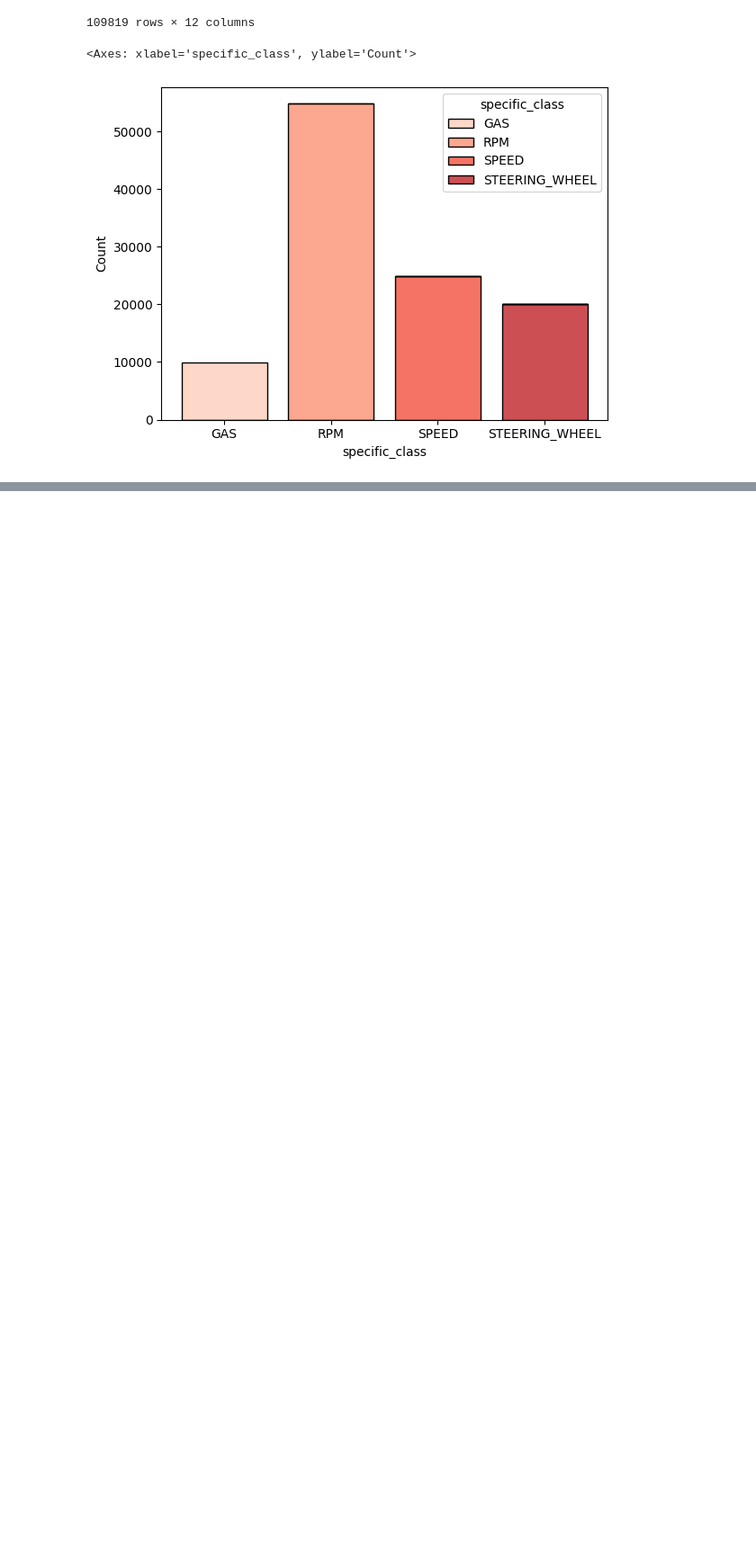
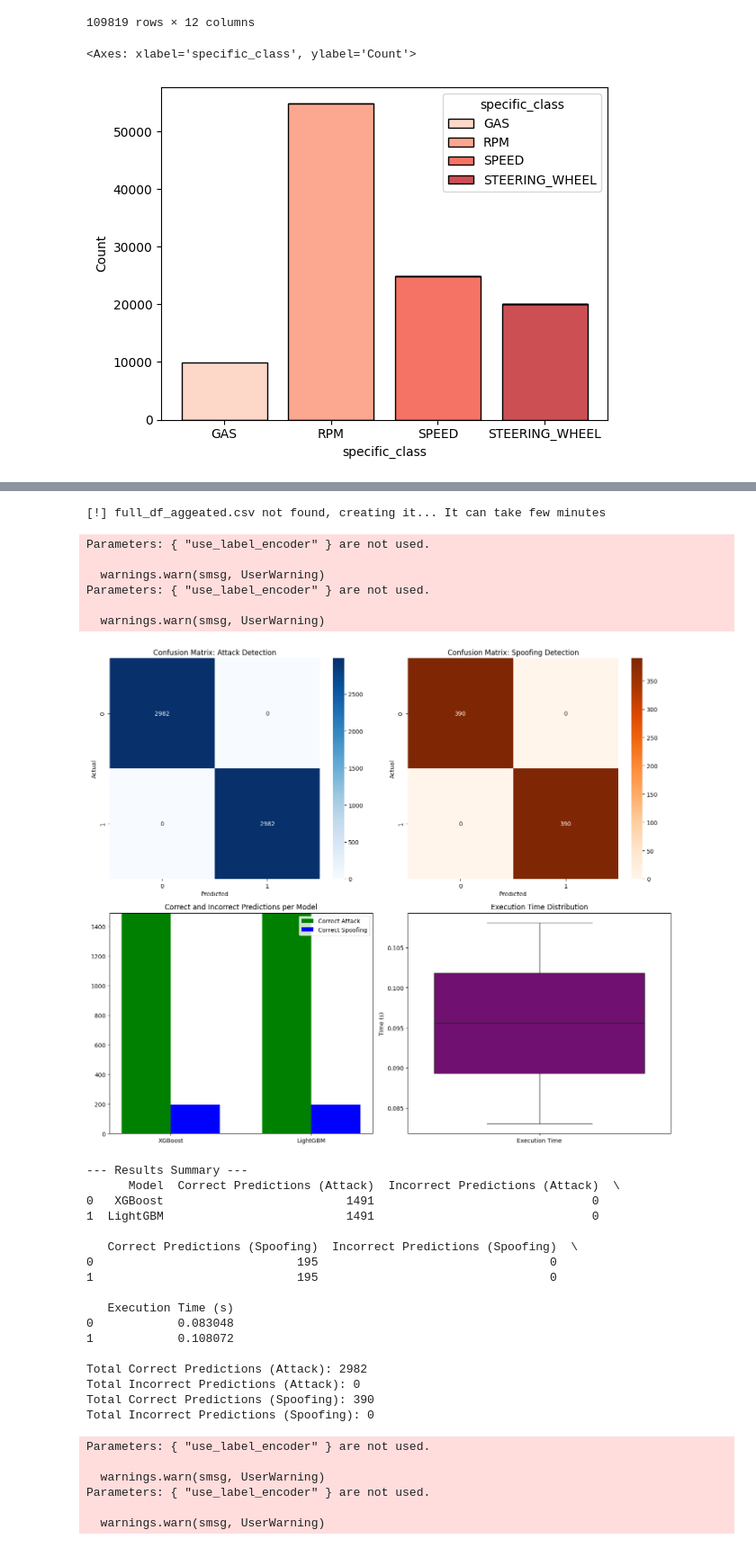
Before and after one commit to sirthirrygolooo/CICIoV2024-Dataset-Analysis-Project, a Jupyter notebook: ProjetIDS.ipynb, the cells around one changed output, grey strips where cells are left out. Shown at 90% size. Cells and saved outputs as stored; diff of their text form; code cells hidden in the pictures; blank space fills up the shorter version.

```diff
--- a/ProjetIDS.ipynb
+++ b/ProjetIDS.ipynb
@@ -1644,0 +1040,16 @@ plot_confusion_matrix(extra_tree_model, X_test, y_test, "EtraTrees")
+# %%
+xgb_model = XGBClassifier(use_label_encoder=False, eval_metric='logloss')
+lgbm_model = LGBMClassifier()
+
+# xgb_model.fit(X_train, y_train)
+# lgbm_model.fit(X_train, y_train)
+
+models = {
+    "XGBoost": XGBClassifier(use_label_encoder=False, eval_metric='logloss'),
+    "LightGBM": LGBMClassifier(min_split_gain=0, verbose=-1),
+}
+
+# feature_importances = {
+#     'XGBoost': xgb_model.feature_importances_,
+#     'LightGBM': lgbm_model.feature_importances_,
+# }
@@ -1644,0 +1300,56 @@ plot_confusion_matrix(extra_tree_model, X_test, y_test, "EtraTrees")
+# %%
+i = 190
+max = 200
+while i < max:
+
+  try :
+      full_df_aggregated = pd.read_csv('/content/full_df_aggregated.csv')
+  except FileNotFoundError:
+      print("[!] full_df_aggeated.csv not found, creating it... It can take few minutes")
+      full_df_atk_aggregated = aggregate_columns2(pd.read_csv('/content/decimal/decimal_full_atk.csv'), id_column='ID', group_size=i)
+      full_df_benign_aggregated = aggregate_columns2(pd.read_csv('/content/decimal/decimal_full_benign.csv'), id_column='ID', group_size=i)
+
+      full_df_aggregated = pd.concat([full_df_atk_aggregated, full_df_benign_aggregated], ignore_index=True)
+
+      full_df_aggregated.to_csv('/content/full_df_aggregated.csv', index=False)
+
+  df1 = full_df_aggregated.copy()
+  df2 = full_df_aggregated.copy()
+  df2['spoofing_type'] += 1
+
+  diagnosticv1 = diagnosticv1(models=models,df=df1)
+  diagnosticv2 = diagnosticv2(models=models,df=df1)
+  diagnosticv3 = diagnosticv3(models=models,df=df1)
+  diganostic_final = diagnostic_final(models=models,df=df2)
+# %% [output]
+[!] full_df_aggeated.csv not found, creating it... It can take few minutes
+Parameters: { "use_label_encoder" } are not used.
+
+  warnings.warn(smsg, UserWarning)
+Parameters: { "use_label_encoder" } are not used.
+
+  warnings.warn(smsg, UserWarning)
+[figure, added]
+--- Results Summary ---
+      Model  Correct Predictions (Attack)  Incorrect Predictions (Attack)  \
+0   XGBoost                          1491                               0
+1  LightGBM                          1491                               0
+
+   Correct Predictions (Spoofing)  Incorrect Predictions (Spoofing)  \
+0                             195                                 0
+1                             195                                 0
+
+   Execution Time (s)
+0            0.083048
+1            0.108072
+
+Total Correct Predictions (Attack): 2982
+Total Incorrect Predictions (Attack): 0
+Total Correct Predictions (Spoofing): 390
+Total Incorrect Predictions (Spoofing): 0
+Parameters: { "use_label_encoder" } are not used.
+
+  warnings.warn(smsg, UserWarning)
+Parameters: { "use_label_encoder" } are not used.
+
+  warnings.warn(smsg, UserWarning)
```
Also changed, not shown: parts of 57 cells of this notebook.
